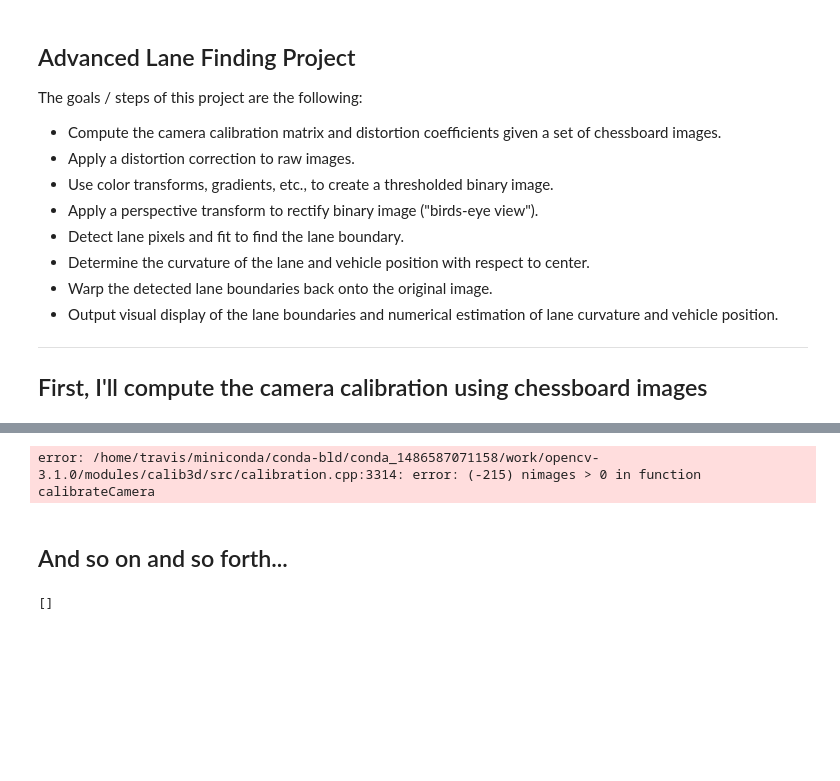
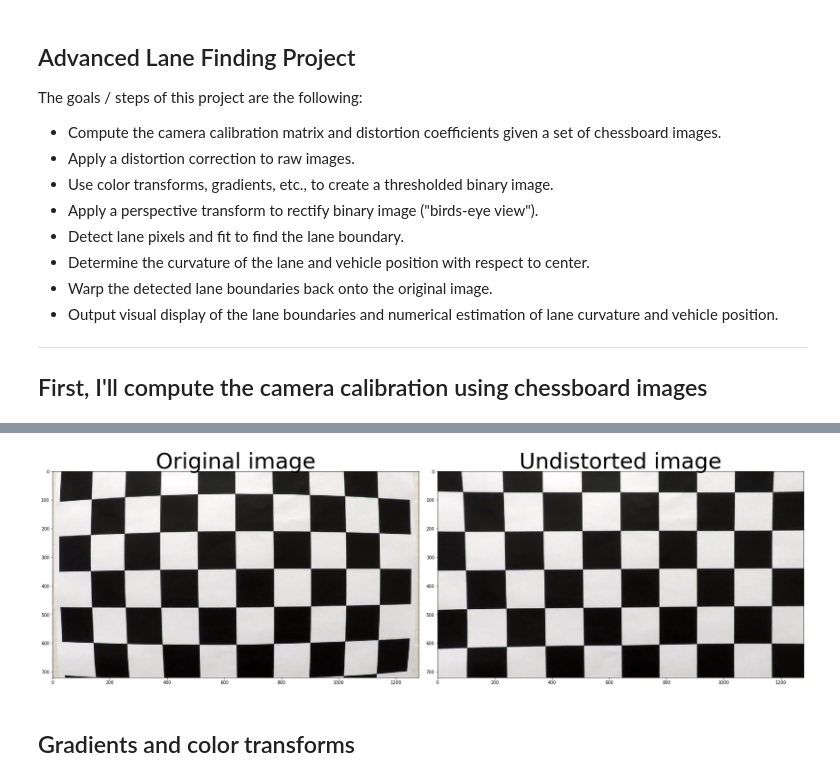
Before and after one commit to chomnoue/CarND-Advanced-Lane-Lines, a Jupyter notebook: advanced_lane_line_finding.ipynb, the cells around one changed output, grey strips where cells are left out. Cells and saved outputs as stored; diff of their text form; code cells hidden in the pictures; blank space fills up the shorter version.

```diff
--- a/advanced_lane_line_finding.ipynb
+++ b/advanced_lane_line_finding.ipynb
@@ -74,7 +56,7 @@ True
 # performs the camera calibration, image distortion correction and
 # returns the undistorted image
 def cal_undistort(img, objpoints, imgpoints):
-    gray = cv2.cvtColor(img,cv2.COLOR_BGR2GRAY)
+    gray = cv2.cvtColor(img,cv2.COLOR_RGB2GRAY)
     ret, corners = cv2.findChessboardCorners(gray, (nx,ny), None)
     img = cv2.drawChessboardCorners(img, (nx,ny), corners, ret)
     ret, mtx, dist, rvecs, tvecs = cv2.calibrateCamera(objpoints, imgpoints, gray.shape[::-1], None, None)
@@ -90,14 +72,12 @@ def compare_images(first_img,first_title,second_img, secon_title):
     ax2.set_title(secon_title, fontsize=50)
     plt.subplots_adjust(left=0., right=1, top=0.9, bottom=0.)
 # %%
-img = cv2.imread('camera_cal/calibration1.jpg')
+import matplotlib.image as mpimg
+%matplotlib inline
+img = mpimg.imread('camera_cal/calibration1.jpg')
 undistorted = cal_undistort(img, objpoints, imgpoints)
-compare_images(img,"Originale image",undistorted, "Undistorted image")
+compare_images(img,"Original image",undistorted, "Undistorted image")
 # %% [output]
-error: /home/travis/miniconda/conda-bld/conda_1486587071158/work/opencv-3.1.0/modules/calib3d/src/calibration.cpp:3314: error: (-215) nimages > 0 in function calibrateCamera
+[figure, added]
-# %% [markdown]
-## And so on and so forth...
-# %%
-images
-# %% [output]
-[]
+# %% [markdown]
+## Gradients and color transforms
```
Also changed, not shown: parts of 12 cells of this notebook.
